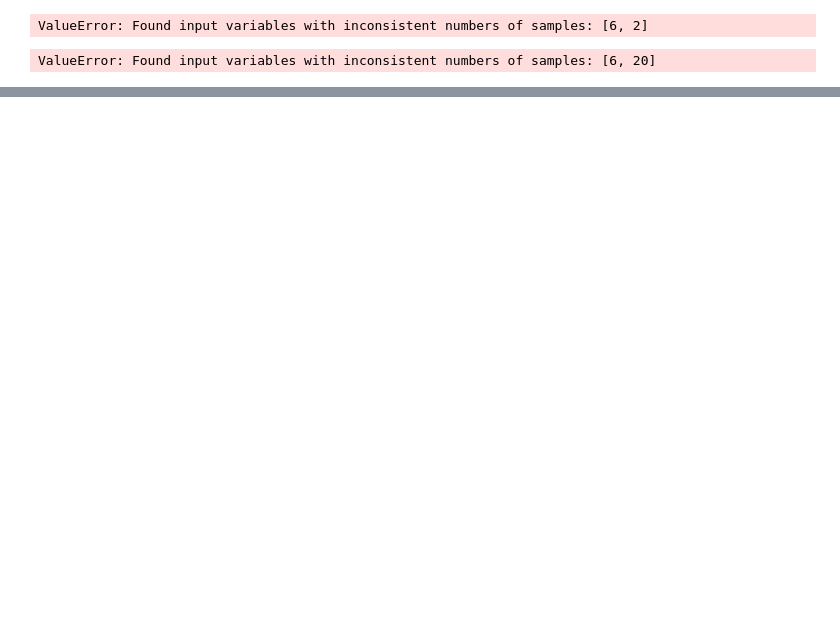
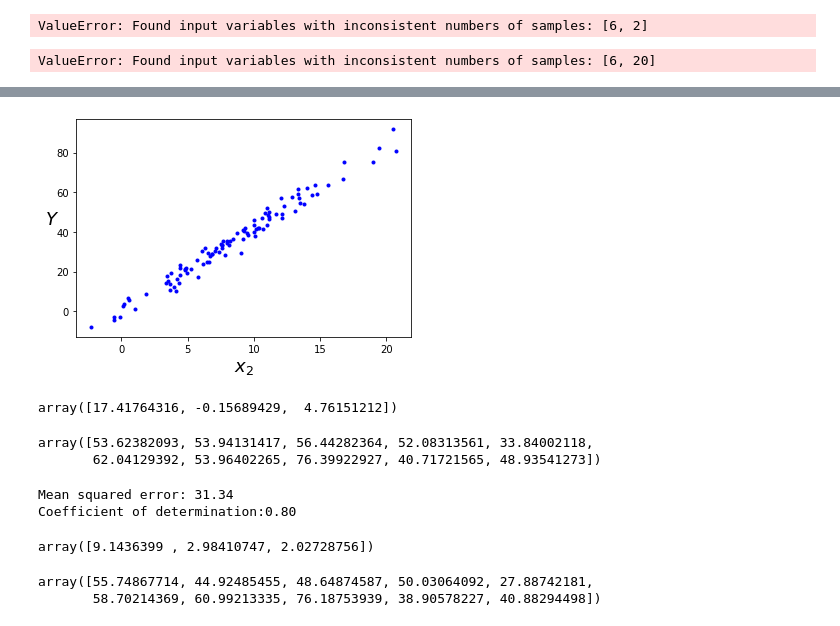
Before and after one commit to gitony0101/homework, a Jupyter notebook: HW5 540.ipynb, the cells around one changed output, grey strips where cells are left out. Saved outputs shown, nothing was run; the diff lists cells and outputs as text; code cells hidden in the pictures; blank space fills up the shorter version.

```diff
--- a/HW5 540.ipynb
+++ b/HW5 540.ipynb
@@ -161,0 +143,74 @@ TypeError: fit() missing 2 required positional arguments: 'X' and 'y'
+# %%
+#  MuLtipLe Linear Regression
+import numpy as np
+from numpy.random import default_rng
+from sklearn import linear_model
+rng=default_rng(5)
+# %%
+# generate mean from uniform
+p=6
+mu = rng.uniform(low=0.0, high=10, size=p)
+A=rng.uniform(low=0.5, high=2.5, size=(p, p))
+sigma=np. dot(A, A.transpose())
+# sigma
+# %%
+n =100
+x = rng.multivariate_normal(mu, sigma, (n))
+# x
+# %%
+#y=9+3*x2 + 2 *x5 + rng.normal(0,1,n)
+y = 9 +3*x[:,1]+2*x[:,4]+rng.normal(0,1,n)
+# %%
+import matplotlib. pyplot as plt
+# Plot the data
+plt.plot(x[:,1],y,"b.")
+plt.xlabel("$x_2$", fontsize=18)
+plt.ylabel("$Y$", rotation = 0, fontsize=18)
+plt.axis()
+plt. show()
+# %% [output]
+[figure, added]
+# %%
+# using x1 and x6
+X_b =np.c_[np.ones((n,1)),x[:,0],x[:,5]]
+theta_best= np.dot(np.dot(np.linalg.inv(np.dot(X_b.T,X_b)),X_b.T),y)
+theta_best
+# %% [output]
+array([17.41764316, -0.15689429,  4.76151212])
+# %%
+from numpy.random import default_rng
+rng = default_rng(5)
+n_new=10
+x_new = rng.multivariate_normal(mu, sigma, (n_new))
+y_new = 9 + 3* x_new[:,1]+2*x_new[:,4]+ rng.normal(0,1,n_new)
+x_b_new = np.c_[np.ones((x_new.shape[0],1)),x_new[:,0],x_new[:,5]]
+y_pred = np.dot(x_b_new, theta_best)
+y_pred
+# %% [output]
+array([53.62382093, 53.94131417, 56.44282364, 52.08313561, 33.84002118,
+       62.04129392, 53.96402265, 76.39922927, 40.71721565, 48.93541273])
+# %%
+# using x1 and x6
+# Accuracy
+from sklearn.metrics import mean_squared_error, r2_score
+# The mean squared error
+print('Mean squared error: %.2f'% mean_squared_error(y_new, y_pred))
+# The coefficient of determination: l is perfect prediction
+print('Coefficient of determination:%.2f'% r2_score(y_new, y_pred))
+# %% [output]
+Mean squared error: 31.34
+Coefficient of determination:0.80
+# %%
+# using x2 and x5
+X_b =np.c_[np.ones((n,1)),x[:,1],x[:,4]]
+theta_best= np.dot(np.dot(np.linalg.inv(np.dot(X_b.T,X_b)),X_b.T),y)
+theta_best
+# %% [output]
+array([9.1436399 , 2.98410747, 2.02728756])
+# %%
+x_b_new=np.c_[np.ones((x_new.shape[0],1)),x_new[:,1],x_new[:,4]]
+y_pred =np.dot(x_b_new,theta_best)
+y_pred
+# %% [output]
+array([55.74867714, 44.92485455, 48.64874587, 50.03064092, 27.88742181,
+       58.70214369, 60.99213335, 76.18753939, 38.90578227, 40.88294498])
```
Also changed, not shown: parts of 11 cells of this notebook.
